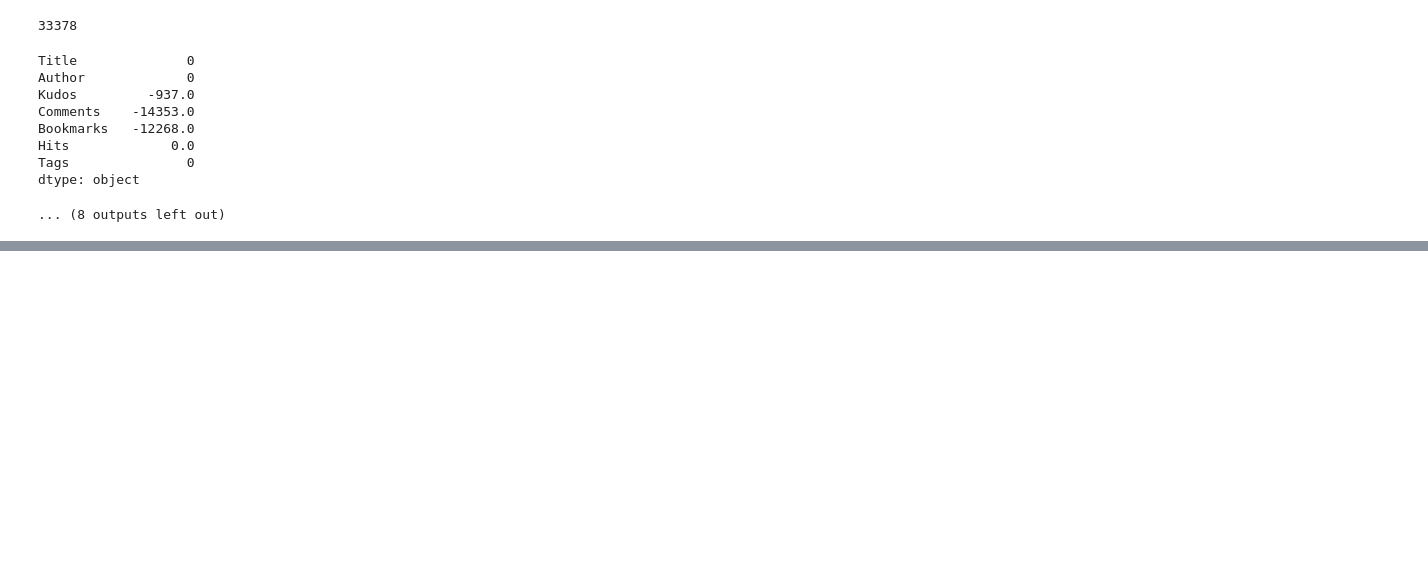
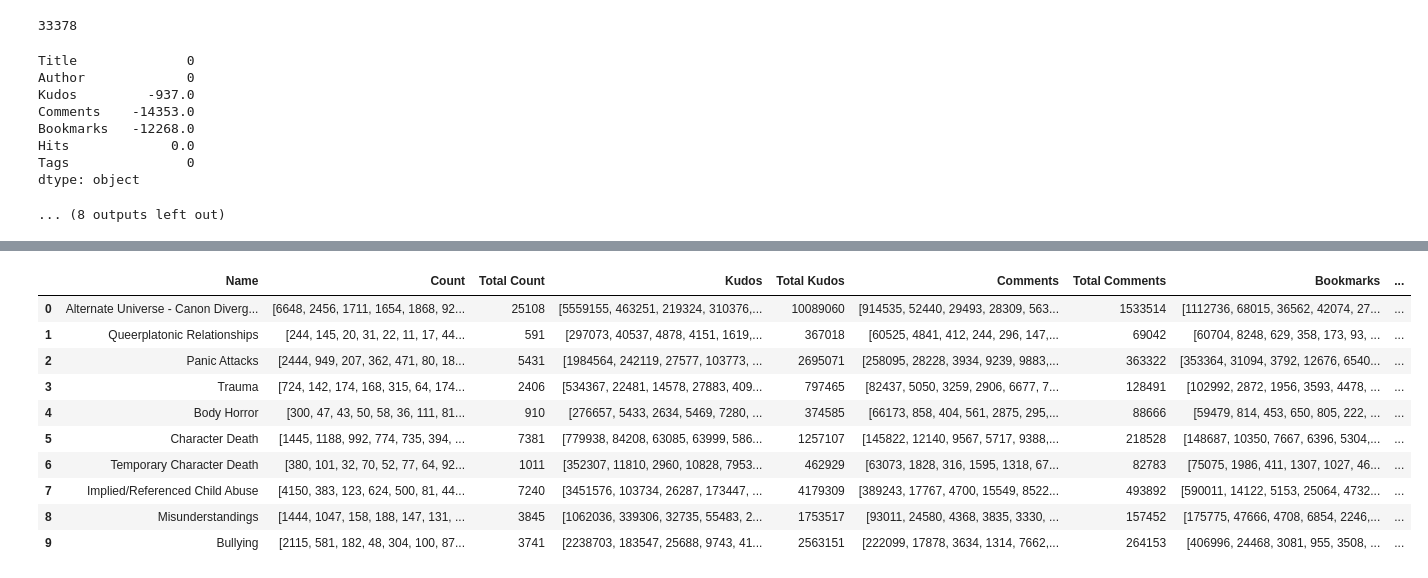
Before and after one commit to NicoPang/STAT-4185-Final-Project, a Jupyter notebook: main.ipynb, the cells around one changed output, grey strips where cells are left out. Drawn from its saved outputs; the diff is of its cells as text; code cells hidden in the pictures; blank space fills up the shorter version.

```diff
--- a/main.ipynb
+++ b/main.ipynb
@@ -22,3 +24,7 @@ for i in range(len(fandom_dfs)):
 
 # An array of relevant tags according to AO3's open data from 2021
 tag_df = pd.read_csv('data/ordered_tags_20210226.csv')
+# %%
+fandom_sizes = np.array([len(fandom) for fandom in fandom_dfs])
+fandom_sizes_norm = fandom_sizes/fandom_sizes.sum()
+fandom_sizes_norm
@@ -384,0 +319,27 @@ print(sum)
+# %%
+def fandom_appearances(counts):
+    total_counts = 0
+    for count in counts:
+        total_counts += count
+
+    total = 0
+    for i in range(len(counts)):
+        threshold = total_counts * fandom_sizes_norm[i] * min_perc_thresh
+        if counts[i] > threshold:
+            total += 1
+    return total
+
+tag_stats = list(tag_stats_dict.values())
+filtered_tags_df = pd.DataFrame(tag_stats, columns = ['Name', 'Count', 'Total Count', 'Kudos', 'Total Kudos', 'Comments', 'Total Comments', 'Bookmarks', 'Total Bookmarks', 'Hits', 'Total Hits'])
+
+filtered_tags_df['Spread'] = filtered_tags_df['Count'].apply(fandom_appearances)
+# filtered_tags_df
+# %%
+filtered_tags_df = filtered_tags_df[filtered_tags_df['Spread'] >= 5]
+print(len(filtered_tags_df))
+filtered_tags_df = filtered_tags_df[filtered_tags_df['Total Count'] > 500]
+# print(len(filtered_tags_df))
+# view = filtered_tags_df[filtered_tags_df['Spread'] == 4]
+# display(len(view))
+# for name in filtered_tags_df['Name'].values:
+#     print(name)
@@ -384,0 +403,21 @@ print(sum)
+# %%
+def in_tagnames_keep(tag):
+    return tag in tagnames_keep
+
+filtered_tags_df = filtered_tags_df.iloc[filtered_tags_df['Name'].apply(in_tagnames_keep).values]
+
+filtered_tags_df.reset_index(drop=True, inplace=True)
+
+filtered_tags_df.head(10)
+# %% [output]
+|  | Name | Count | Total Count | Kudos | Total Kudos | Comments | Total Comments | Bookmarks | ... |
+| 0 | Alternate Universe - Canon Diverg... | [6648, 2456, 1711, 1654, 1868, 92... | 25108 | [5559155, 463251, 219324, 310376,... | 10089060 | [914535, 52440, 29493, 28309, 563... | 1533514 | [1112736, 68015, 36562, 42074, 27... | ... |
+| 1 | Queerplatonic Relationships | [244, 145, 20, 31, 22, 11, 17, 44... | 591 | [297073, 40537, 4878, 4151, 1619,... | 367018 | [60525, 4841, 412, 244, 296, 147,... | 69042 | [60704, 8248, 629, 358, 173, 93, ... | ... |
+| 2 | Panic Attacks | [2444, 949, 207, 362, 471, 80, 18... | 5431 | [1984564, 242119, 27577, 103773, ... | 2695071 | [258095, 28228, 3934, 9239, 9883,... | 363322 | [353364, 31094, 3792, 12676, 6540... | ... |
+| 3 | Trauma | [724, 142, 174, 168, 315, 64, 174... | 2406 | [534367, 22481, 14578, 27883, 409... | 797465 | [82437, 5050, 3259, 2906, 6677, 7... | 128491 | [102992, 2872, 1956, 3593, 4478, ... | ... |
+| 4 | Body Horror | [300, 47, 43, 50, 58, 36, 111, 81... | 910 | [276657, 5433, 2634, 5469, 7280, ... | 374585 | [66173, 858, 404, 561, 2875, 295,... | 88666 | [59479, 814, 453, 650, 805, 222, ... | ... |
+| 5 | Character Death | [1445, 1188, 992, 774, 735, 394, ... | 7381 | [779938, 84208, 63085, 63999, 586... | 1257107 | [145822, 12140, 9567, 5717, 9388,... | 218528 | [148687, 10350, 7667, 6396, 5304,... | ... |
+| 6 | Temporary Character Death | [380, 101, 32, 70, 52, 77, 64, 92... | 1011 | [352307, 11810, 2960, 10828, 7953... | 462929 | [63073, 1828, 316, 1595, 1318, 67... | 82783 | [75075, 1986, 411, 1307, 1027, 46... | ... |
+| 7 | Implied/Referenced Child Abuse | [4150, 383, 123, 624, 500, 81, 44... | 7240 | [3451576, 103734, 26287, 173447, ... | 4179309 | [389243, 17767, 4700, 15549, 8522... | 493892 | [590011, 14122, 5153, 25064, 4732... | ... |
+| 8 | Misunderstandings | [1444, 1047, 158, 188, 147, 131, ... | 3845 | [1062036, 339306, 32735, 55483, 2... | 1753517 | [93011, 24580, 4368, 3835, 3330, ... | 157452 | [175775, 47666, 4708, 6854, 2246,... | ... |
+| 9 | Bullying | [2115, 581, 182, 48, 304, 100, 87... | 3741 | [2238703, 183547, 25688, 9743, 41... | 2563151 | [222099, 17878, 3634, 1314, 7662,... | 264153 | [406996, 24468, 3081, 955, 3508, ... | ... |
```
Also changed, not shown: parts of 44 cells of this notebook, 1 other file.
